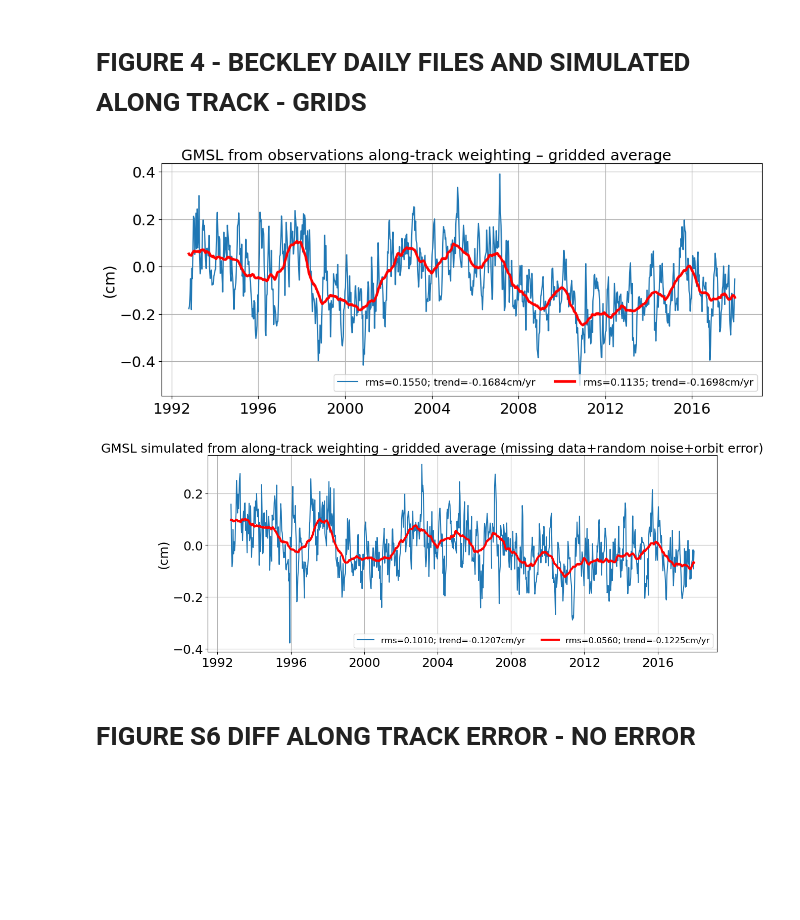
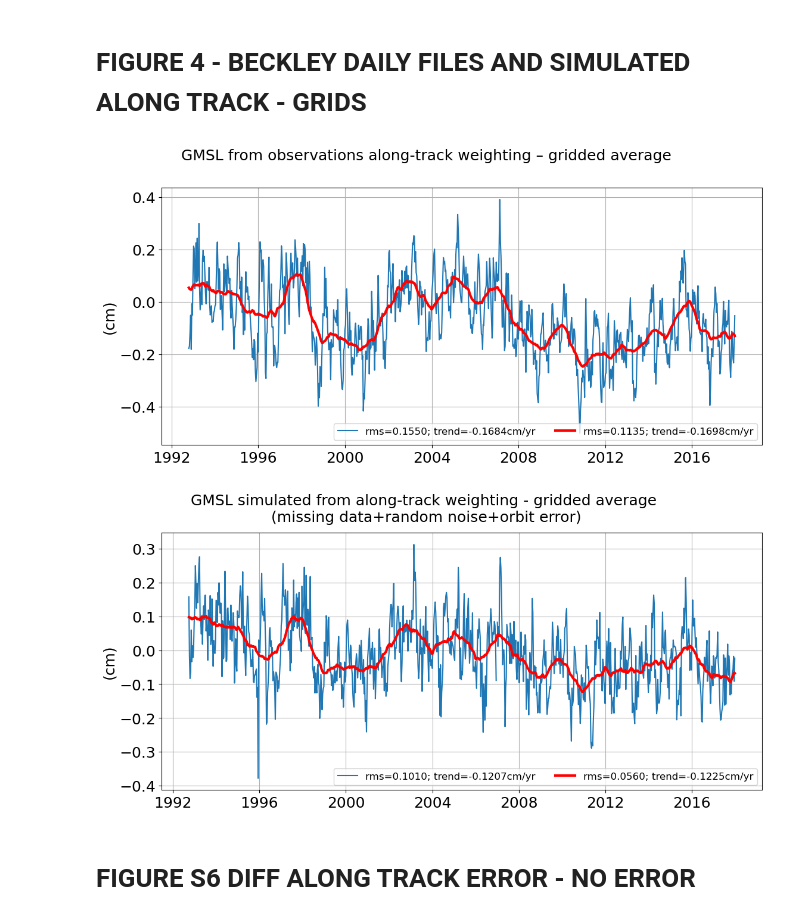
Before and after one commit to sevfour/ECCO_GMSL, a Jupyter notebook: 12a-GMSL_plot_paper_nosicapplied.ipynb, the cells around one changed output. Drawn from its saved outputs; the diff is of its cells as text; code cells hidden in the pictures; blank space fills up the shorter version.

```diff
--- a/12a-GMSL_plot_paper_nosicapplied.ipynb
+++ b/12a-GMSL_plot_paper_nosicapplied.ipynb
@@ -697,32 +697,32 @@ plt.savefig(fig_dir / 'Fig3_GMSL_diff_ecco_grids_3errors_2cm_nosicapplied.png',d
 # %%
 smooth_diff_alongtrack=(gmsl_alongtrack_beckley.gmsl_beckley_daily_alongtrack*100-gmsl_grids_beckley.gmsl_grids_beckley*100)[2:].rolling(time=37, min_periods=1, center=True).mean()
 
 result = (gmsl_alongtrack_beckley.gmsl_beckley_daily_alongtrack*100-gmsl_grids_beckley.gmsl_grids_beckley*100)[2:].polyfit(dim = "time", deg = 1, skipna=True)
 trend = result.polyfit_coefficients.sel(degree=1)*int(gmsl_grids_beckley.time[-1]-gmsl_grids_beckley.time[2])
 strtrend="%.4f" % (trend)
 
 result = smooth_diff_alongtrack.polyfit(dim = "time", deg = 1, skipna=True)
 trend_smooth = result.polyfit_coefficients.sel(degree=1)*int(gmsl_grids_beckley.time[-1]-gmsl_grids_beckley.time[2])
 strtrend_smooth="%.4f" % (trend_smooth)
 
 ind = np.where(np.isfinite(gmsl_alongtrack_beckley.gmsl_beckley_daily_alongtrack*100-gmsl_grids_beckley.gmsl_grids_beckley*100)[2:])
 rms=np.sqrt(np.nansum((gmsl_alongtrack_beckley.gmsl_beckley_daily_alongtrack*100-gmsl_grids_beckley.gmsl_grids_beckley*100)[2:][ind]**2,axis=0)/len(ind[0]))
 ind = np.where(np.isfinite(smooth_diff_alongtrack.values))
 smooth_rms=np.sqrt(np.nansum(smooth_diff_alongtrack.values[ind]**2,axis=0)/len(ind[0]))
 
-fig,ax=plt.subplots(figsize=(12,5))
+fig,ax=plt.subplots(figsize=(12,6))
 (gmsl_alongtrack_beckley.gmsl_beckley_daily_alongtrack*100-gmsl_grids_beckley.gmsl_grids_beckley*100)[2:].plot(label='rms='+"%.4f" % rms+'; trend='+"%.4f" % trend+'cm/yr');
 smooth_diff_alongtrack.plot(linewidth=3,color='r',label='rms='+"%.4f" % smooth_rms+'; trend='+"%.4f" % trend_smooth+'cm/yr');
 plt.grid()
 plt.ylabel('(cm)',fontsize=18)
 plt.xlabel('')
 plt.tick_params(axis='both', which='major', labelsize=18)
 fig.suptitle('GMSL from observations along-track weighting – gridded average', fontsize=18)
 plt.legend(ncol=2, loc='lower right',fontsize=12)
-fig.subplots_adjust(left=0.13,top=0.93,bottom=0.15,right=0.97)
+fig.subplots_adjust(left=0.13,top=0.87,bottom=0.15,right=0.97)
 plt.savefig(fig_dir / 'Fig4_GMSL_diff_GSFC_alongtrack_grids.png',dpi=200,transparent=False,facecolor='white')
 # %% [output]
-[figure, old version]
+[figure, new version]
 # %%
 # t=np.linspace(0, 1, len(gmsl_grids_3errors_2cm.gmsl_grids.values)) #need to be between 0 and 1
 # sig=xr.DataArray(data=(alongtrack_gmsl_3errors_2cm.gmsl_ecco_alongtrack*100-gmsl_grids_3errors_2cm.gmsl_grids*100).values,dims=['time'],coords=dict(time=t))
@@ -770,19 +770,19 @@ rms=np.sqrt(np.nansum(sig.values[ind]**2,axis=0)/len(ind[0]))
 ind = np.where(np.isfinite(smooth_diff_alongtrack.values))
 smooth_rms=np.sqrt(np.nansum(smooth_diff_alongtrack.values[ind]**2,axis=0)/len(ind[0]))
 
-fig,ax=plt.subplots(figsize=(12,5))
+fig,ax=plt.subplots(figsize=(12,6))
 (alongtrack_gmsl_3errors_2cm_nosicapplied.gmsl_ecco_alongtrack*100-gmsl_grids_3errors_2cm_nosicapplied.gmsl_grids*100).plot(label='rms='+"%.4f" % rms+'; trend='+"%.4f" % trend_3errors_2cm+'cm/yr');
 smooth_diff_alongtrack.plot(linewidth=3,color='r',label='rms='+"%.4f" % smooth_rms+'; trend='+"%.4f" % trend_3errors_2cm_smooth+'cm/yr');
 plt.grid()
 plt.ylabel('(cm)',fontsize=18)
 plt.xlabel('')
 plt.tick_params(axis='both', which='major', labelsize=18)
-fig.suptitle('GMSL simulated from along-track weighting - gridded average (missing data+random noise+orbit error)', fontsize=18)
+fig.suptitle('GMSL simulated from along-track weighting - gridded average \n(missing data+random noise+orbit error)', fontsize=18)
 plt.legend(ncol=2, loc='lower right',fontsize=12)
-fig.subplots_adjust(left=0.13,top=0.93,bottom=0.15,right=0.97)
+fig.subplots_adjust(left=0.13,top=0.87,bottom=0.15,right=0.97)
 plt.savefig(fig_dir / 'Fig4_GMSL_diff_alongtrack_grids_3errors_2cm_nosicapplied.png',dpi=200,transparent=False,facecolor='white')
 # %% [output]
-[figure, old version]
+[figure, new version]
 # %% [markdown]
 # FIGURE S6 DIFF ALONG TRACK ERROR - NO ERROR ######################################
 # %%
```
Also changed, not shown: 5 other files.
